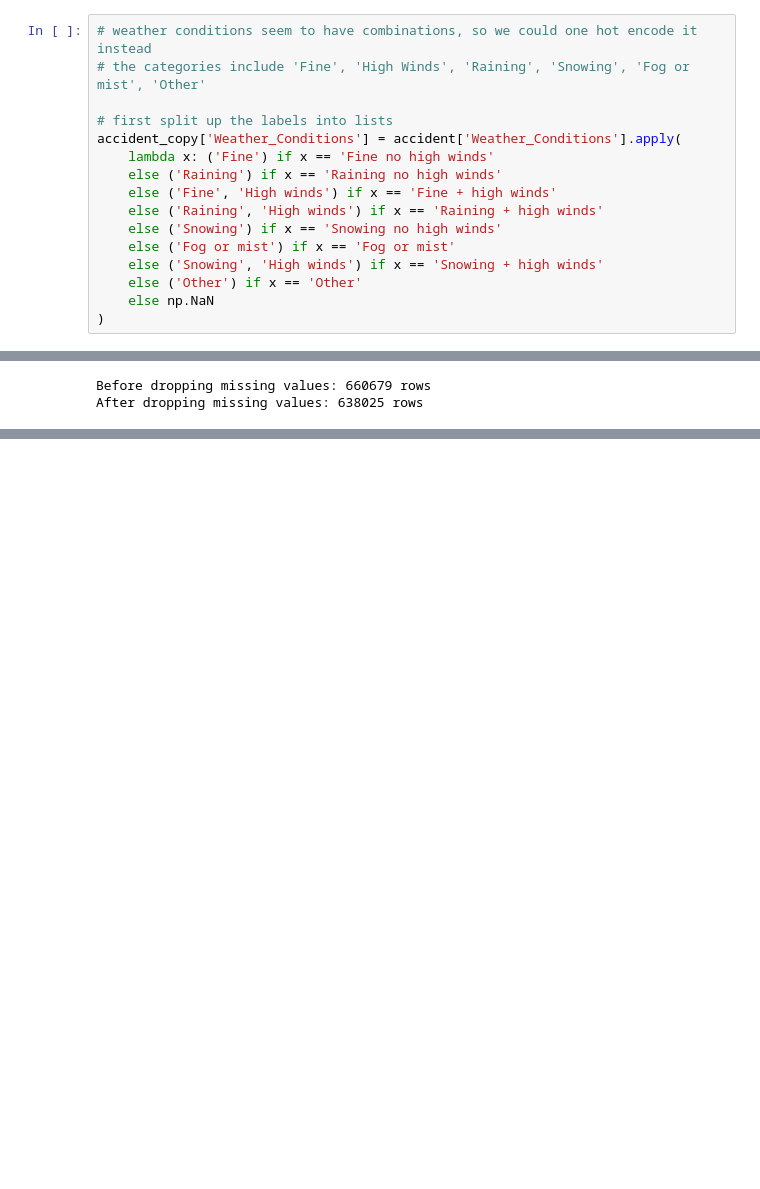
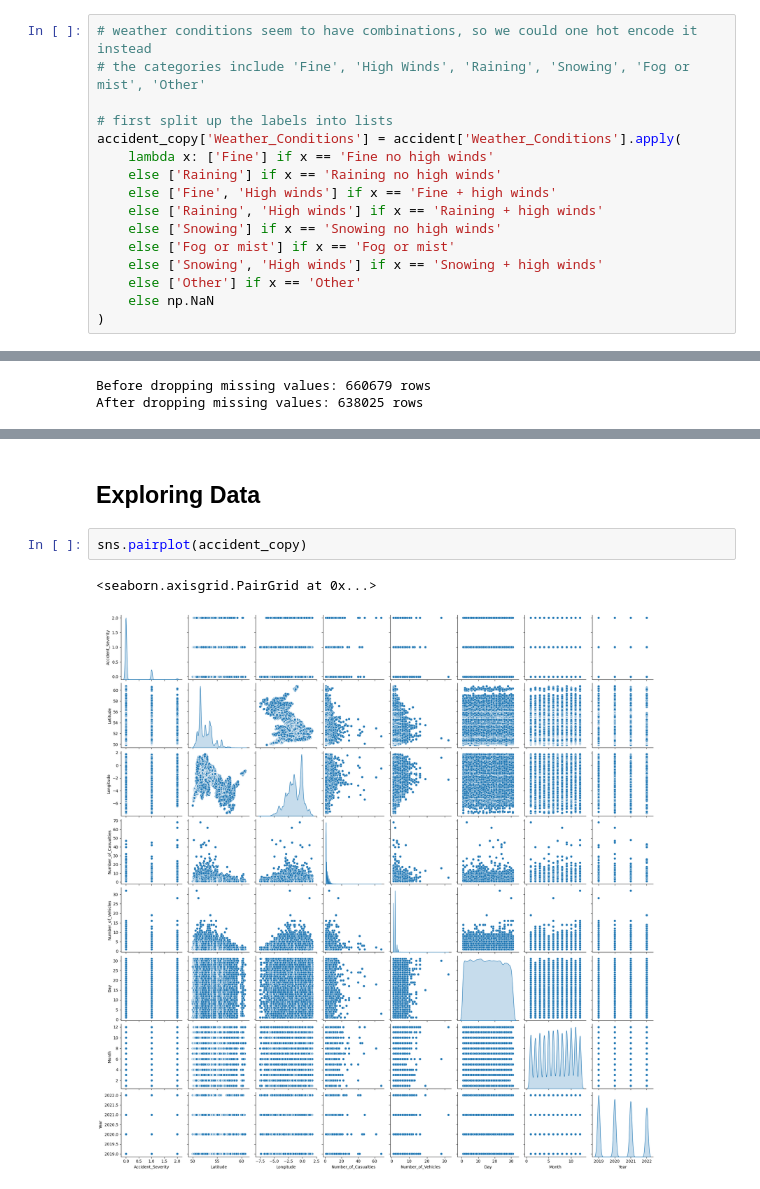
Before and after one commit to yashilvora19/accident_severity_prediction, a Jupyter notebook: Data_Cleaning_and_EDA.ipynb, the cells around one changed output, grey strips where cells are left out. Drawn from its saved outputs; the diff is of its cells as text; blank space fills up the shorter version.

Commit message:
Completed visualization and encoding of dataset

```diff
--- a/Data_Cleaning_and_EDA.ipynb
+++ b/Data_Cleaning_and_EDA.ipynb
@@ -109,14 +109,14 @@ Weather_Conditions
 
 # first split up the labels into lists
 accident_copy['Weather_Conditions'] = accident['Weather_Conditions'].apply(
-    lambda x: ('Fine') if x == 'Fine no high winds'
-    else ('Raining') if x == 'Raining no high winds'
-    else ('Fine', 'High winds') if x == 'Fine + high winds'
-    else ('Raining', 'High winds') if x == 'Raining + high winds'
-    else ('Snowing') if x == 'Snowing no high winds'
-    else ('Fog or mist') if x == 'Fog or mist'
-    else ('Snowing', 'High winds') if x == 'Snowing + high winds'
-    else ('Other') if x == 'Other'
+    lambda x: ['Fine'] if x == 'Fine no high winds'
+    else ['Raining'] if x == 'Raining no high winds'
+    else ['Fine', 'High winds'] if x == 'Fine + high winds'
+    else ['Raining', 'High winds'] if x == 'Raining + high winds'
+    else ['Snowing'] if x == 'Snowing no high winds'
+    else ['Fog or mist'] if x == 'Fog or mist'
+    else ['Snowing', 'High winds'] if x == 'Snowing + high winds'
+    else ['Other'] if x == 'Other'
     else np.NaN
 )
 # %% [markdown]
@@ -166,3 +166,10 @@ accident_copy.head()
 | 3 | 200701BS66128 | 1 | 51.495478 | Daylight | Kensington and Chelsea | -0.202731 | ... |
 | 5 | 200701BS67159 | 1 | 51.497750 | Daylight | Kensington and Chelsea | -0.192556 | ... |
 | 6 | 200701BS67207 | 1 | 51.501405 | Daylight | Kensington and Chelsea | -0.161577 | ... |
+# %% [markdown]
+## Exploring Data
+# %%
+sns.pairplot(accident_copy)
+# %% [output]
+<seaborn.axisgrid.PairGrid at 0x...>
+[figure, added]
```
Also changed, not shown: parts of 6 cells of this notebook.
